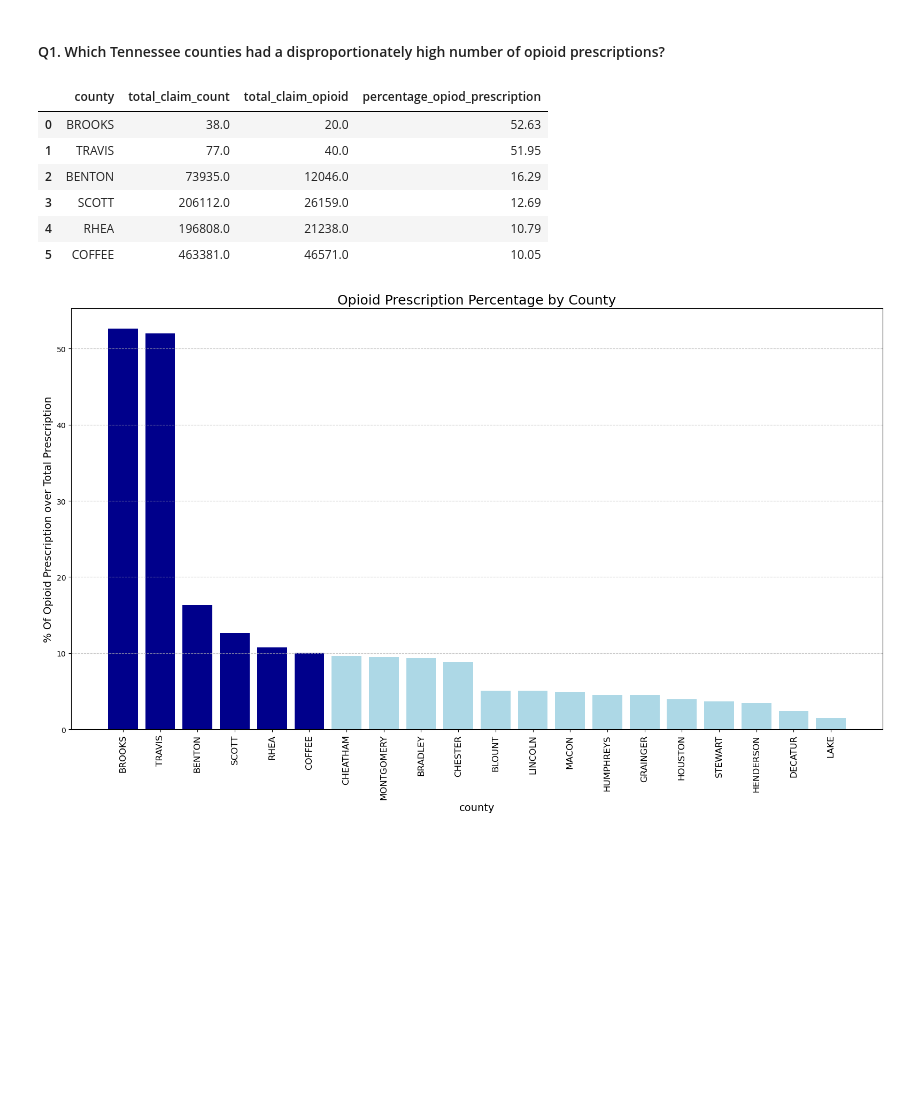
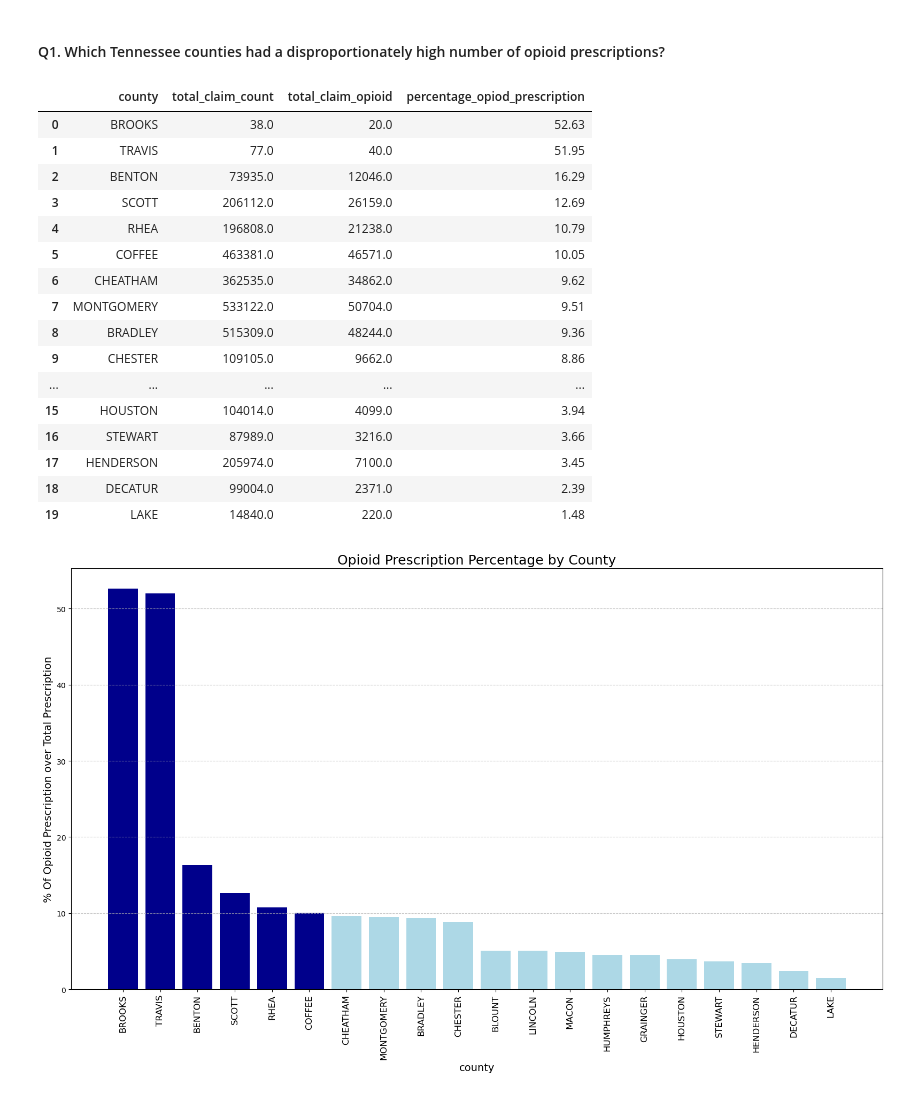
Before and after one commit to NSS-Data-Analytics-Cohort-13/prescribers-python-project-team_scrooged, a Jupyter notebook: notebooks/prescribers.ipynb, the cells around one changed output. Drawn from its saved outputs; the diff is of its cells as text; code cells hidden in the pictures; blank space fills up the shorter version.

```diff
--- a/notebooks/prescribers.ipynb
+++ b/notebooks/prescribers.ipynb
@@ -108,15 +108,25 @@ with engine.connect() as connection:
 combined_df = pd.concat([people.head(10), people.tail(10)], ignore_index=True)
 # %%
 #print(combined_df)
-combined_df.head(6)
+combined_df
 # %% [output]
 |  | county | total_claim_count | total_claim_opioid | percentage_opiod_prescription |
 | 0 | BROOKS | 38.0 | 20.0 | 52.63 |
 | 1 | TRAVIS | 77.0 | 40.0 | 51.95 |
 | 2 | BENTON | 73935.0 | 12046.0 | 16.29 |
 | 3 | SCOTT | 206112.0 | 26159.0 | 12.69 |
 | 4 | RHEA | 196808.0 | 21238.0 | 10.79 |
 | 5 | COFFEE | 463381.0 | 46571.0 | 10.05 |
+| 6 | CHEATHAM | 362535.0 | 34862.0 | 9.62 |
+| 7 | MONTGOMERY | 533122.0 | 50704.0 | 9.51 |
+| 8 | BRADLEY | 515309.0 | 48244.0 | 9.36 |
+| 9 | CHESTER | 109105.0 | 9662.0 | 8.86 |
+| ... | ... | ... | ... | ... |
+| 15 | HOUSTON | 104014.0 | 4099.0 | 3.94 |
+| 16 | STEWART | 87989.0 | 3216.0 | 3.66 |
+| 17 | HENDERSON | 205974.0 | 7100.0 | 3.45 |
+| 18 | DECATUR | 99004.0 | 2371.0 | 2.39 |
+| 19 | LAKE | 14840.0 | 220.0 | 1.48 |
 # %%
 colors = ['darkblue' if val >= 10 else 'lightblue' for val in combined_df['percentage_opiod_prescription']]
 
```
Also changed, not shown: 1 other file.
